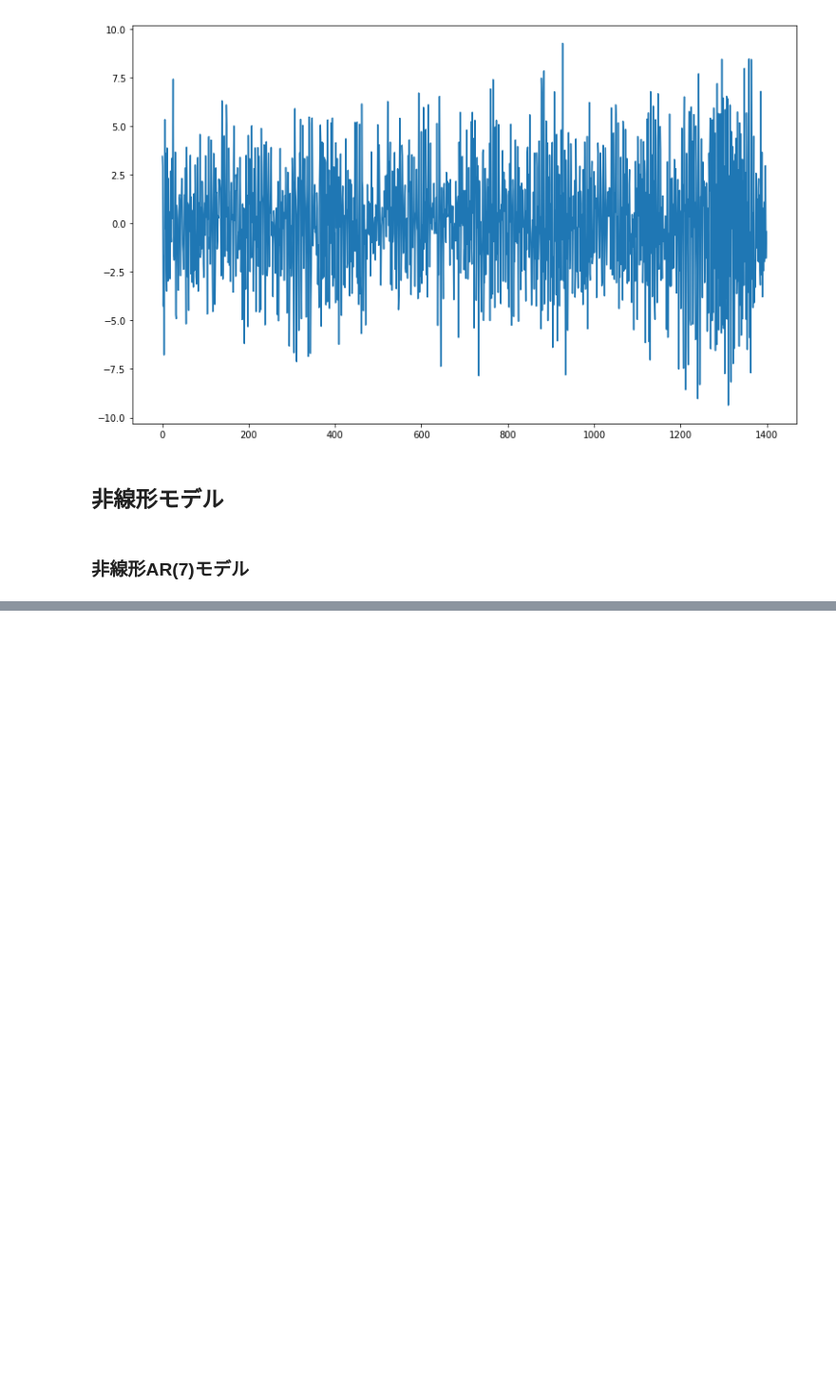
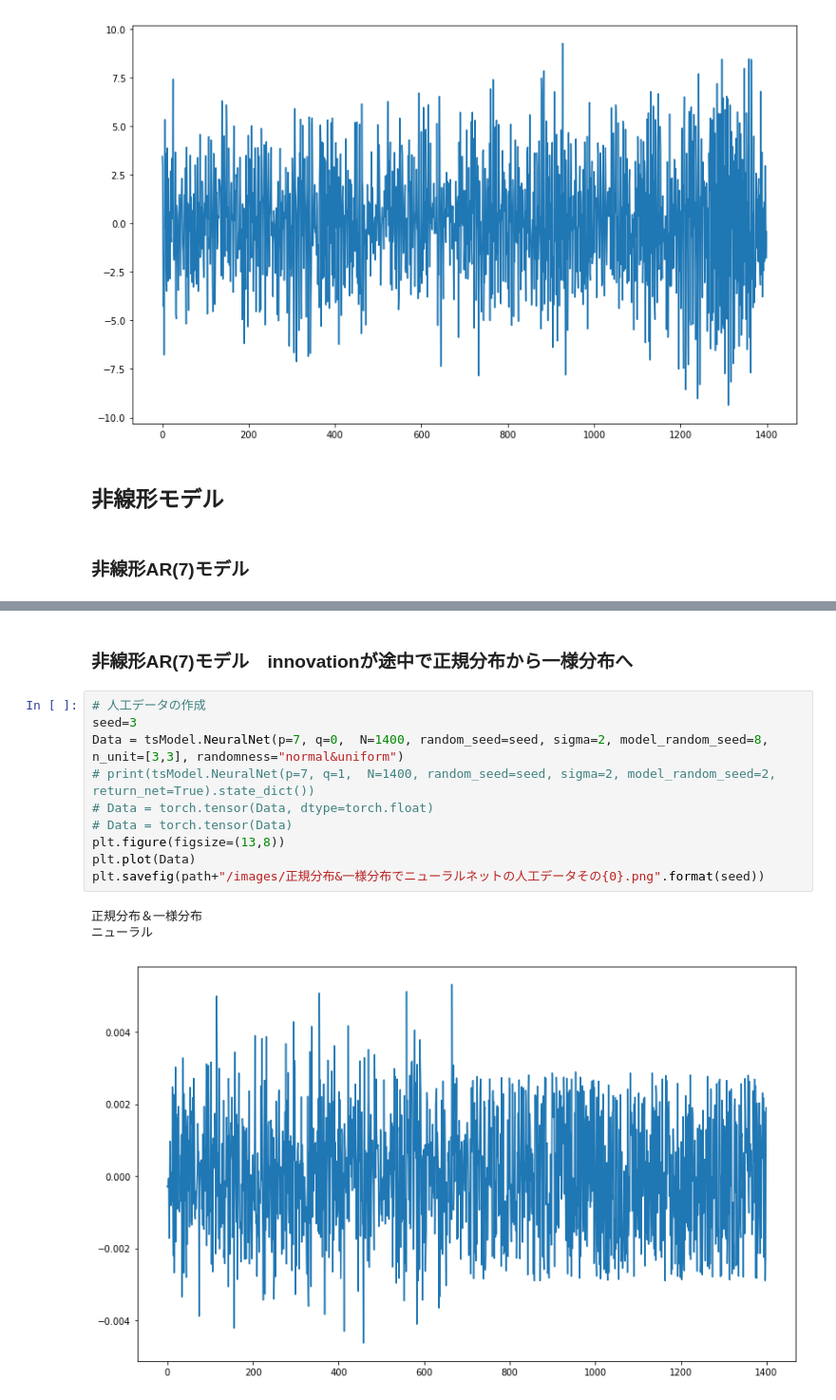
Before and after one commit to ryuichi-tate/estimate-innovation, a Jupyter notebook: demonstration/visualize.ipynb, the cells around one changed output, grey strips where cells are left out. Shown at 95% size. Cells and saved outputs as stored; diff of their text form; blank space fills up the shorter version.

```diff
--- a/demonstration/visualize.ipynb
+++ b/demonstration/visualize.ipynb
@@ -144,0 +122,16 @@ plotly.offline.iplot(fig)
+# %% [markdown]
+### 非線形AR(7)モデル　innovationが途中で正規分布から一様分布へ
+# %%
+# 人工データの作成
+seed=3
+Data = tsModel.NeuralNet(p=7, q=0,  N=1400, random_seed=seed, sigma=2, model_random_seed=8, n_unit=[3,3], randomness="normal&uniform")
+# print(tsModel.NeuralNet(p=7, q=1,  N=1400, random_seed=seed, sigma=2, model_random_seed=2, return_net=True).state_dict())
+# Data = torch.tensor(Data, dtype=torch.float)
+# Data = torch.tensor(Data)
+plt.figure(figsize=(13,8))
+plt.plot(Data)
+plt.savefig(path+"/images/正規分布&一様分布でニューラルネットの人工データその{0}.png".format(seed))
+# %% [output]
+正規分布＆一様分布
+ニューラル
+[figure, added]
```
Also changed, not shown: parts of 15 cells of this notebook, 13 other files.
